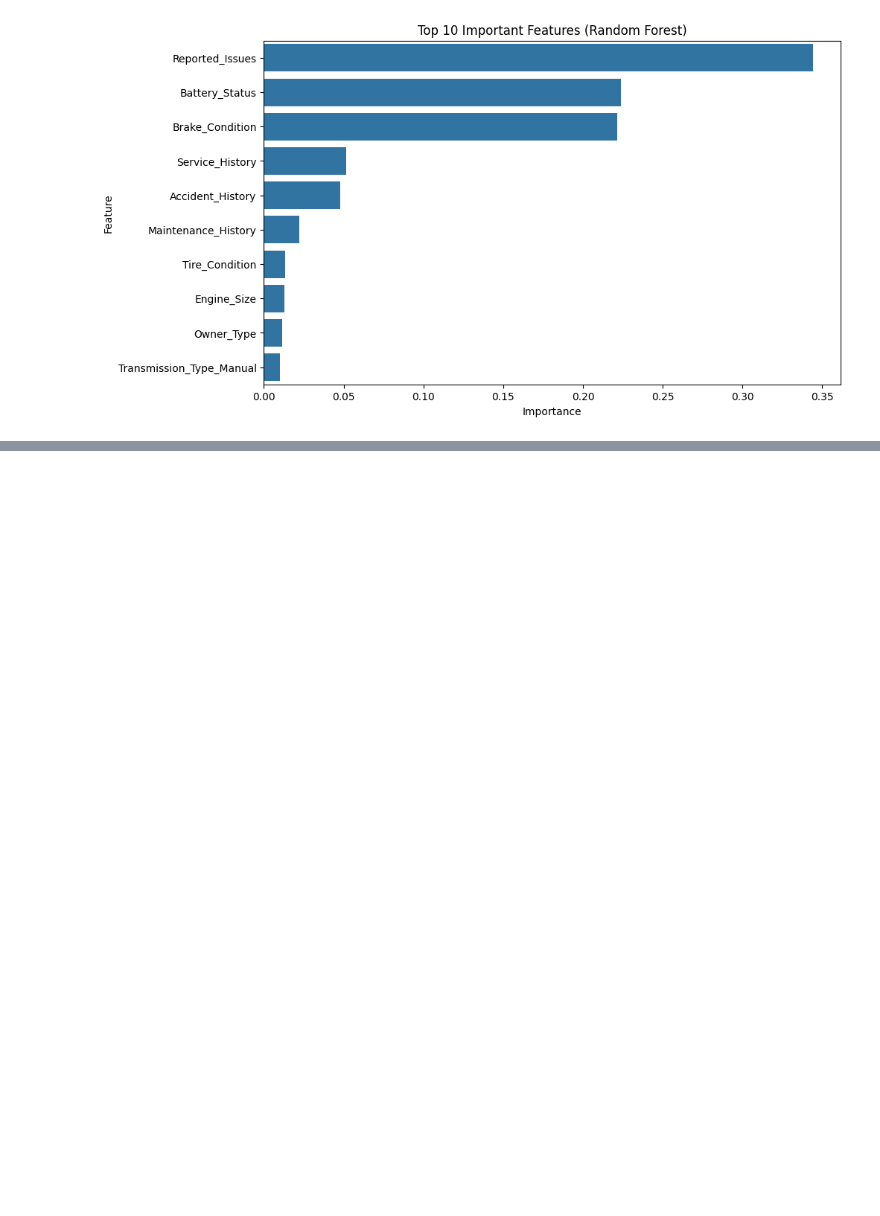
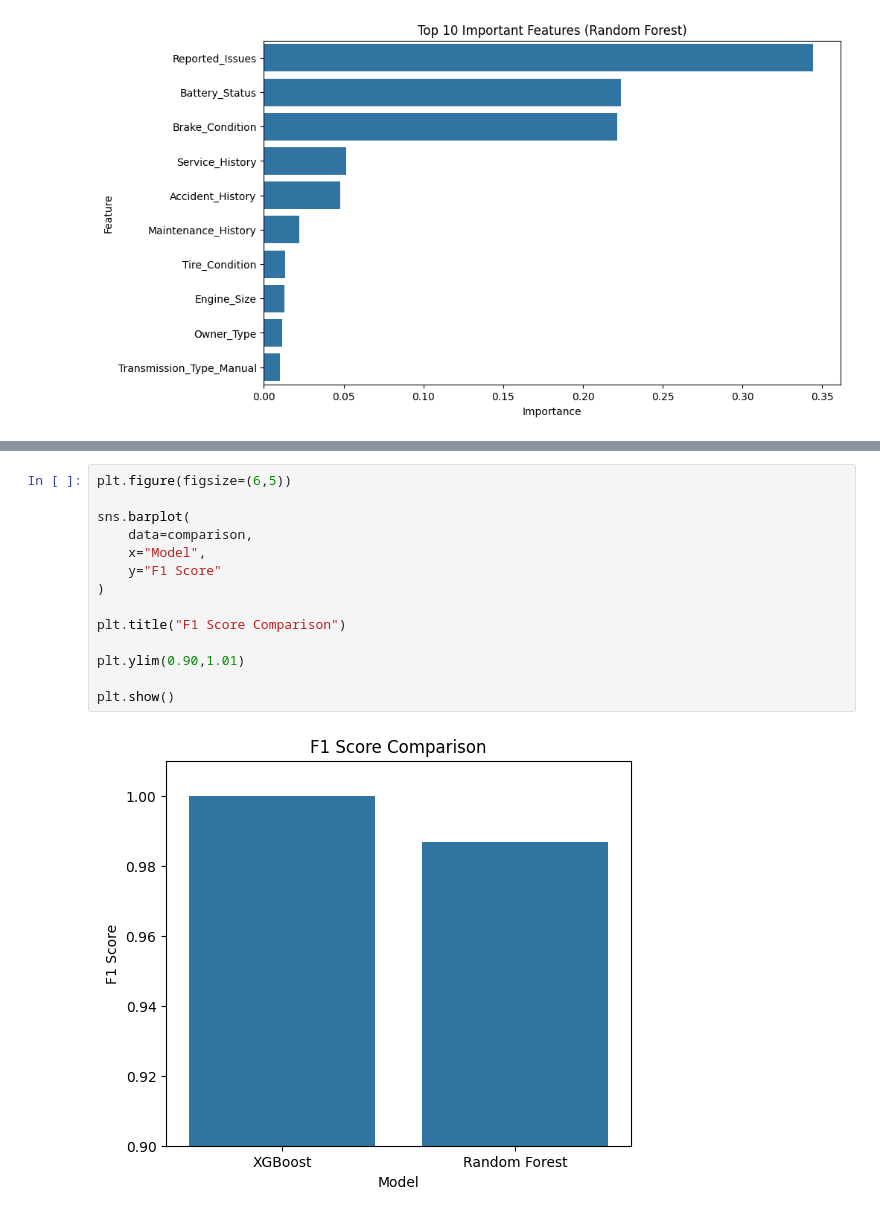
Before and after one commit to Prajkta11222/Smart-Vehical-Health-Intelligence-and-Predictive-Maintenance-Recommendation-System, a Jupyter notebook: Vehicle_Health_Model_ipynb.ipynb, the cells around one changed output, grey strips where cells are left out. Drawn from its saved outputs; the diff is of its cells as text; blank space fills up the shorter version.

```diff
--- a/Vehicle_Health_Model_ipynb.ipynb
+++ b/Vehicle_Health_Model_ipynb.ipynb
@@ -1237,0 +1313,16 @@ plt.show()
+# %%
+plt.figure(figsize=(6,5))
+
+sns.barplot(
+    data=comparison,
+    x="Model",
+    y="F1 Score"
+)
+
+plt.title("F1 Score Comparison")
+
+plt.ylim(0.90,1.01)
+
+plt.show()
+# %% [output]
+[figure, added]
```
Also changed, not shown: parts of 45 cells of this notebook.
